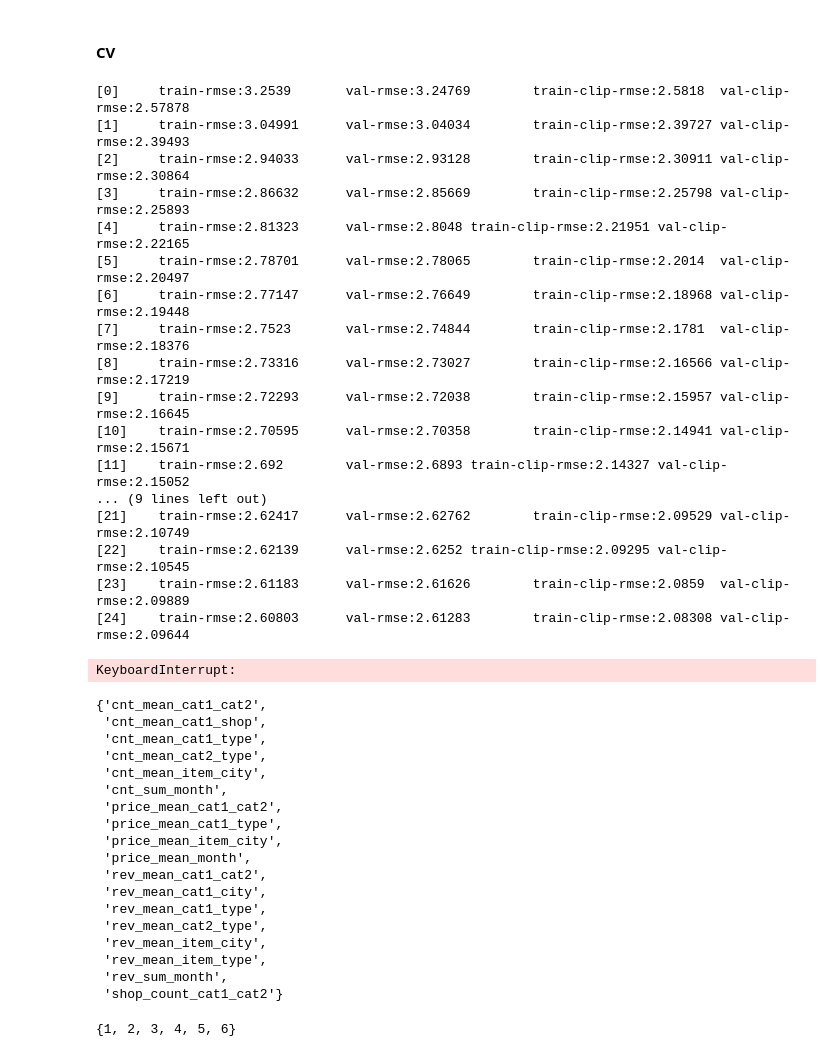
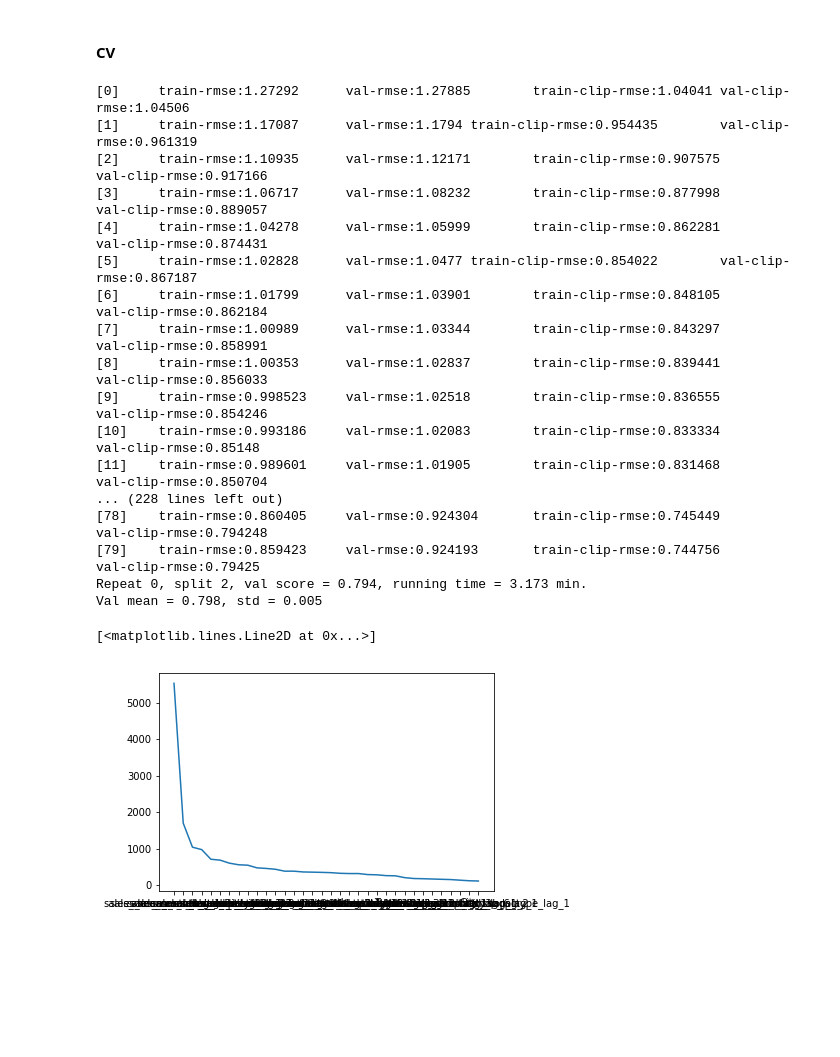
Before and after one commit to LiYan1988/predict_future_sales, a Jupyter notebook: eda_11_6.ipynb, the cells around one changed output. Drawn from its saved outputs; the diff is of its cells as text; code cells hidden in the pictures; blank space fills up the shorter version.

```diff
--- a/eda_11_6.ipynb
+++ b/eda_11_6.ipynb
@@ -42,7 +42,7 @@ def lag_features(df, lags, merge_cols, shift_cols, fillna_value=None):
         shifted_cols = [c+'_lag_'+str(i) if c in shift_cols else c
                         for c in shifted_cols]
         shifted.columns = shifted_cols
-        shifted[merge_cols] += i
+        shifted['month'] += i
         shifted.drop_duplicates(inplace=True)
         df = pd.merge(df, shifted, on=merge_cols, how='left')
     if fillna_value is not None:
@@ -439,7 +439,7 @@ x_train.drop(['sales_month'], axis=1, inplace=True)
 # %%
 param = {'max_depth':8,
          'subsample':0.8,
-         'min_child_weight':300,
+         'min_child_weight':10,
          'eta':0.3,
          'lambda':2,
          'colsample_bytree':0.8,
@@ -456,21 +456,20 @@ n_repetition = 1
 
 df, clf, running_time = cv(x_train, y_train, param, n_repetition, n_split, n_tree, verbose, 42)
 # %% [output]
-[0]     train-rmse:3.2539       val-rmse:3.24769        train-clip-rmse:2.5818  val-clip-rmse:2.57878
-[1]     train-rmse:3.04991      val-rmse:3.04034        train-clip-rmse:2.39727 val-clip-rmse:2.39493
-[2]     train-rmse:2.94033      val-rmse:2.93128        train-clip-rmse:2.30911 val-clip-rmse:2.30864
-[3]     train-rmse:2.86632      val-rmse:2.85669        train-clip-rmse:2.25798 val-clip-rmse:2.25893
-[4]     train-rmse:2.81323      val-rmse:2.8048 train-clip-rmse:2.21951 val-clip-rmse:2.22165
-[5]     train-rmse:2.78701      val-rmse:2.78065        train-clip-rmse:2.2014  val-clip-rmse:2.20497
-[6]     train-rmse:2.77147      val-rmse:2.76649        train-clip-rmse:2.18968 val-clip-rmse:2.19448
-[7]     train-rmse:2.7523       val-rmse:2.74844        train-clip-rmse:2.1781  val-clip-rmse:2.18376
-[8]     train-rmse:2.73316      val-rmse:2.73027        train-clip-rmse:2.16566 val-clip-rmse:2.17219
-[9]     train-rmse:2.72293      val-rmse:2.72038        train-clip-rmse:2.15957 val-clip-rmse:2.16645
-[10]    train-rmse:2.70595      val-rmse:2.70358        train-clip-rmse:2.14941 val-clip-rmse:2.15671
-[11]    train-rmse:2.692        val-rmse:2.6893 train-clip-rmse:2.14327 val-clip-rmse:2.15052
-... (9 lines left out)
-[21]    train-rmse:2.62417      val-rmse:2.62762        train-clip-rmse:2.09529 val-clip-rmse:2.10749
-[22]    train-rmse:2.62139      val-rmse:2.6252 train-clip-rmse:2.09295 val-clip-rmse:2.10545
-[23]    train-rmse:2.61183      val-rmse:2.61626        train-clip-rmse:2.0859  val-clip-rmse:2.09889
-[24]    train-rmse:2.60803      val-rmse:2.61283        train-clip-rmse:2.08308 val-clip-rmse:2.09644
+[0]     train-rmse:1.27292      val-rmse:1.27885        train-clip-rmse:1.04041 val-clip-rmse:1.04506
+[1]     train-rmse:1.17087      val-rmse:1.1794 train-clip-rmse:0.954435        val-clip-rmse:0.961319
+[2]     train-rmse:1.10935      val-rmse:1.12171        train-clip-rmse:0.907575        val-clip-rmse:0.917166
+[3]     train-rmse:1.06717      val-rmse:1.08232        train-clip-rmse:0.877998        val-clip-rmse:0.889057
+[4]     train-rmse:1.04278      val-rmse:1.05999        train-clip-rmse:0.862281        val-clip-rmse:0.874431
+[5]     train-rmse:1.02828      val-rmse:1.0477 train-clip-rmse:0.854022        val-clip-rmse:0.867187
+[6]     train-rmse:1.01799      val-rmse:1.03901        train-clip-rmse:0.848105        val-clip-rmse:0.862184
+[7]     train-rmse:1.00989      val-rmse:1.03344        train-clip-rmse:0.843297        val-clip-rmse:0.858991
+[8]     train-rmse:1.00353      val-rmse:1.02837        train-clip-rmse:0.839441        val-clip-rmse:0.856033
+[9]     train-rmse:0.998523     val-rmse:1.02518        train-clip-rmse:0.836555        val-clip-rmse:0.854246
+[10]    train-rmse:0.993186     val-rmse:1.02083        train-clip-rmse:0.833334        val-clip-rmse:0.85148
+[11]    train-rmse:0.989601     val-rmse:1.01905        train-clip-rmse:0.831468        val-clip-rmse:0.850704
+... (228 lines left out)
+[78]    train-rmse:0.860405     val-rmse:0.924304       train-clip-rmse:0.745449        val-clip-rmse:0.794248
+[79]    train-rmse:0.859423     val-rmse:0.924193       train-clip-rmse:0.744756        val-clip-rmse:0.79425
+Repeat 0, split 2, val score = 0.794, running time = 3.173 min.
+Val mean = 0.798, std = 0.005
-KeyboardInterrupt:
@@ -485,36 +476,26 @@ c = b.mean(axis=1).sort_values(ascending=False)
 # %%
+a = {k: clf[k].get_score(importance_type='gain') for k in clf.keys()}
+
+b = pd.DataFrame(a)
+
+b.columns = list(range(n_split))
+
+c = b.mean(axis=1).sort_values(ascending=False)
+
 d = c.head(50).index.tolist()
 e = []
 f = []
 for n in d:
     if len(n.split('_'))>=2 and n.split('_')[-2] == 'lag':
         e.append('_'.join(n.split('_')[:-2]))
         f.append(int(n.split('_')[-1]))
 
 e = set(e)
 f = set(f)
+
+b.to_csv('eda_11_6_feature_importance.csv')
+
+plt.plot(c)
+# %% [output]
+[<matplotlib.lines.Line2D at 0x...>]
+[figure, added]
-# %%
-e
-# %% [output]
-{'cnt_mean_cat1_cat2',
- 'cnt_mean_cat1_shop',
- 'cnt_mean_cat1_type',
- 'cnt_mean_cat2_type',
- 'cnt_mean_item_city',
- 'cnt_sum_month',
- 'price_mean_cat1_cat2',
- 'price_mean_cat1_type',
- 'price_mean_item_city',
- 'price_mean_month',
- 'rev_mean_cat1_cat2',
- 'rev_mean_cat1_city',
- 'rev_mean_cat1_type',
- 'rev_mean_cat2_type',
- 'rev_mean_item_city',
- 'rev_mean_item_type',
- 'rev_sum_month',
- 'shop_count_cat1_cat2'}
-# %%
-f
-# %% [output]
-{1, 2, 3, 4, 5, 6}
```
Also changed, not shown: parts of 8 cells of this notebook, 6 other files.
